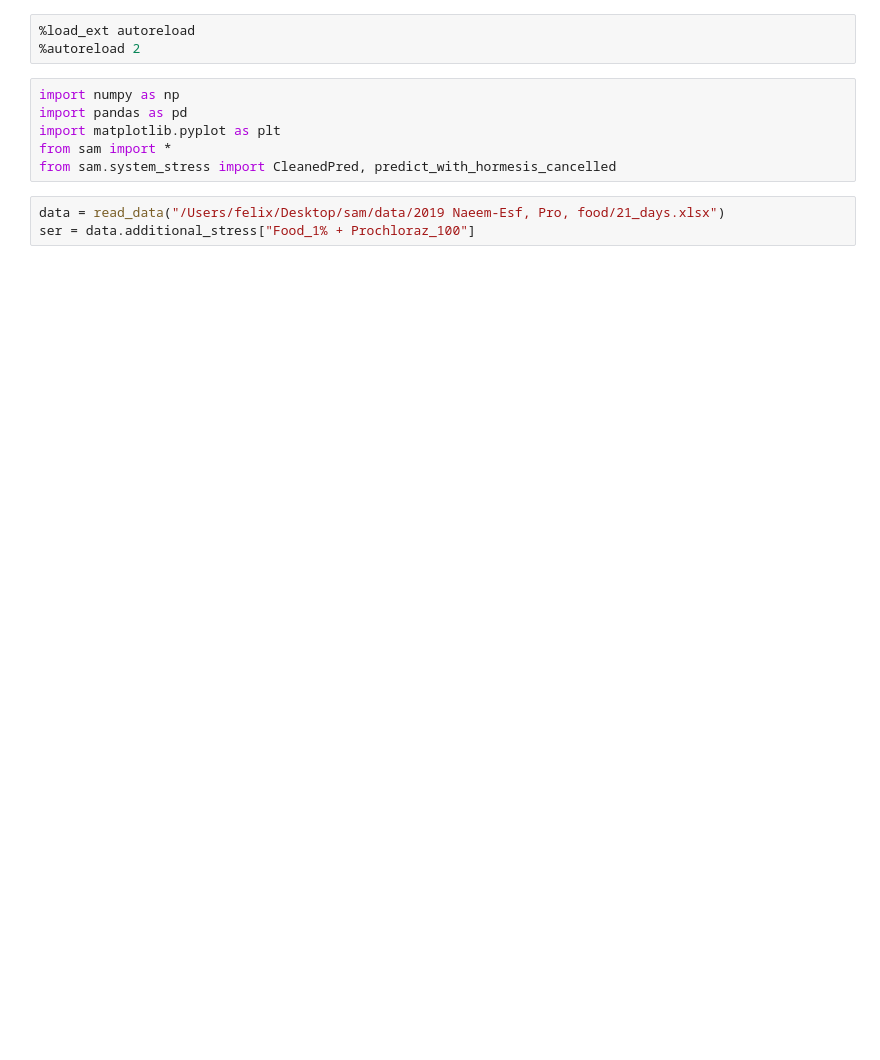
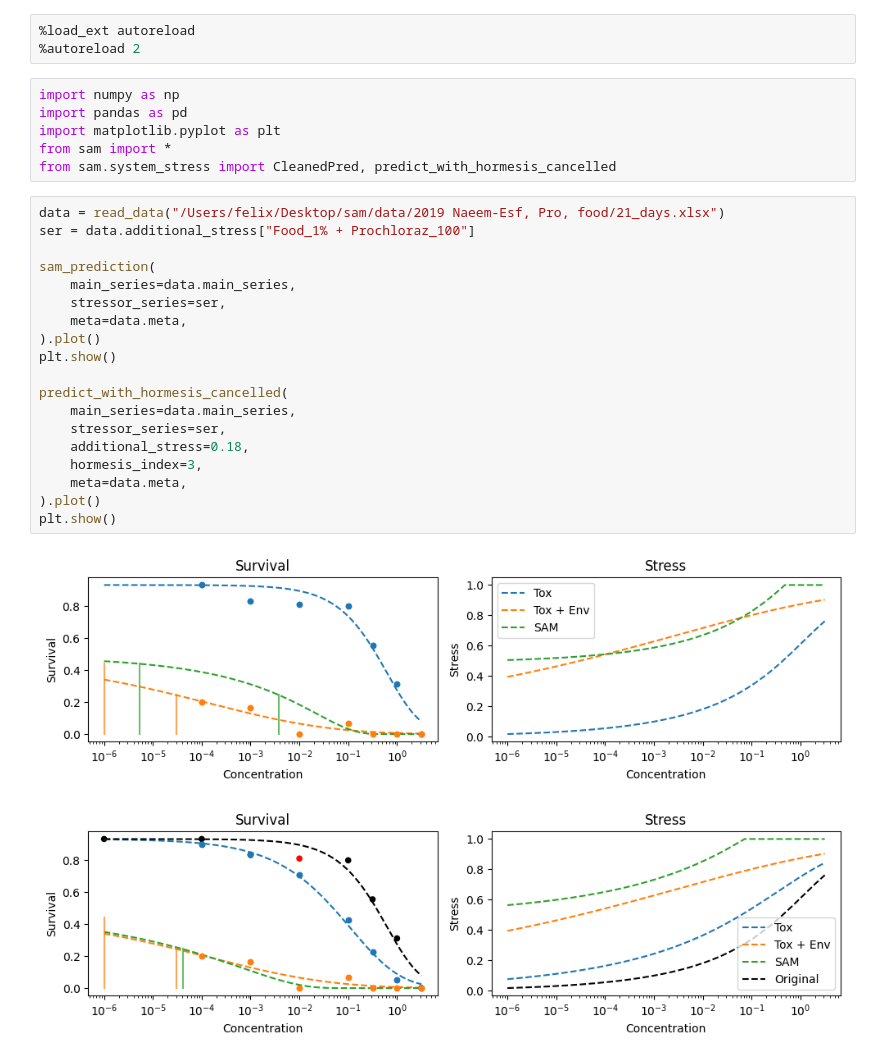
Before and after one commit to ffhammer/sam, a Jupyter notebook: scripts/stress_noteboo_again.ipynb, the cells around one changed output. Saved outputs shown, nothing was run; the diff lists cells and outputs as text; blank space fills up the shorter version.

```diff
--- a/scripts/stress_noteboo_again.ipynb
+++ b/scripts/stress_noteboo_again.ipynb
@@ -10,3 +10,22 @@ from sam.system_stress import CleanedPred, predict_with_hormesis_cancelled
 # %%
 data = read_data("/Users/felix/Desktop/sam/data/2019 Naeem-Esf, Pro, food/21_days.xlsx")
 ser = data.additional_stress["Food_1% + Prochloraz_100"]
+
+sam_prediction(
+    main_series=data.main_series,
+    stressor_series=ser,
+    meta=data.meta,
+).plot()
+plt.show()
+
+predict_with_hormesis_cancelled(
+    main_series=data.main_series,
+    stressor_series=ser,
+    additional_stress=0.18,
+    hormesis_index=3,
+    meta=data.meta,
+).plot()
+plt.show()
+# %% [output]
+[figure, added]
+[figure, added]
```
Also changed, not shown: parts of 4 cells of this notebook, 2 other files.
